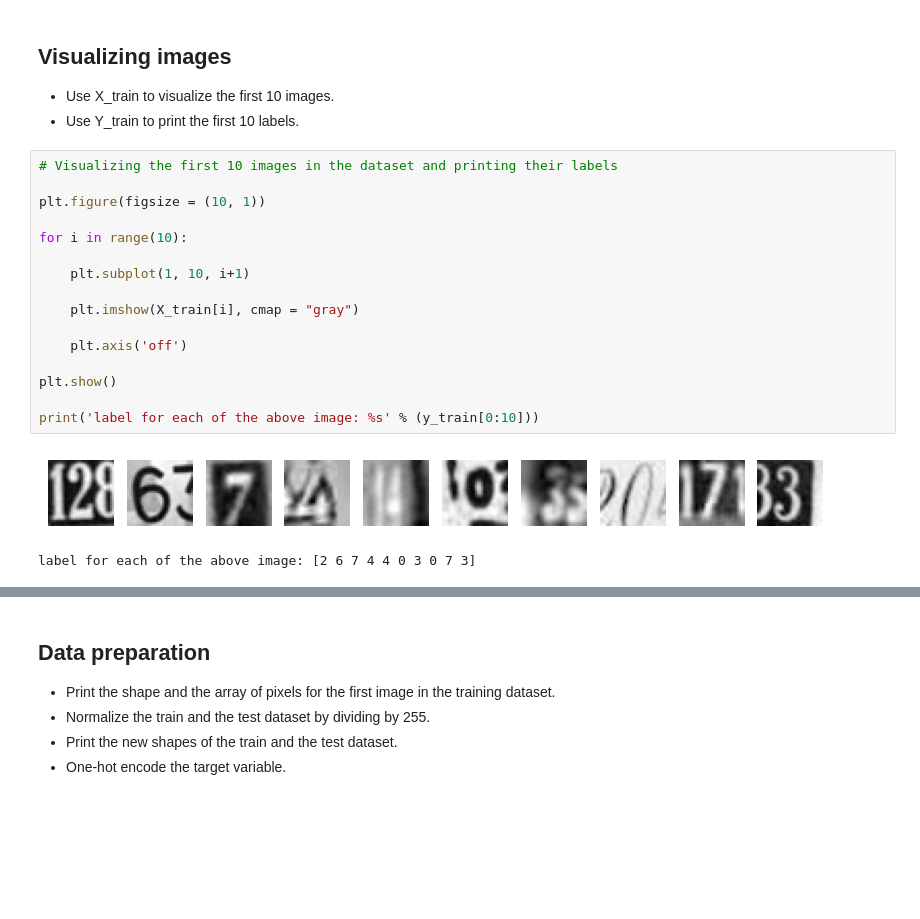
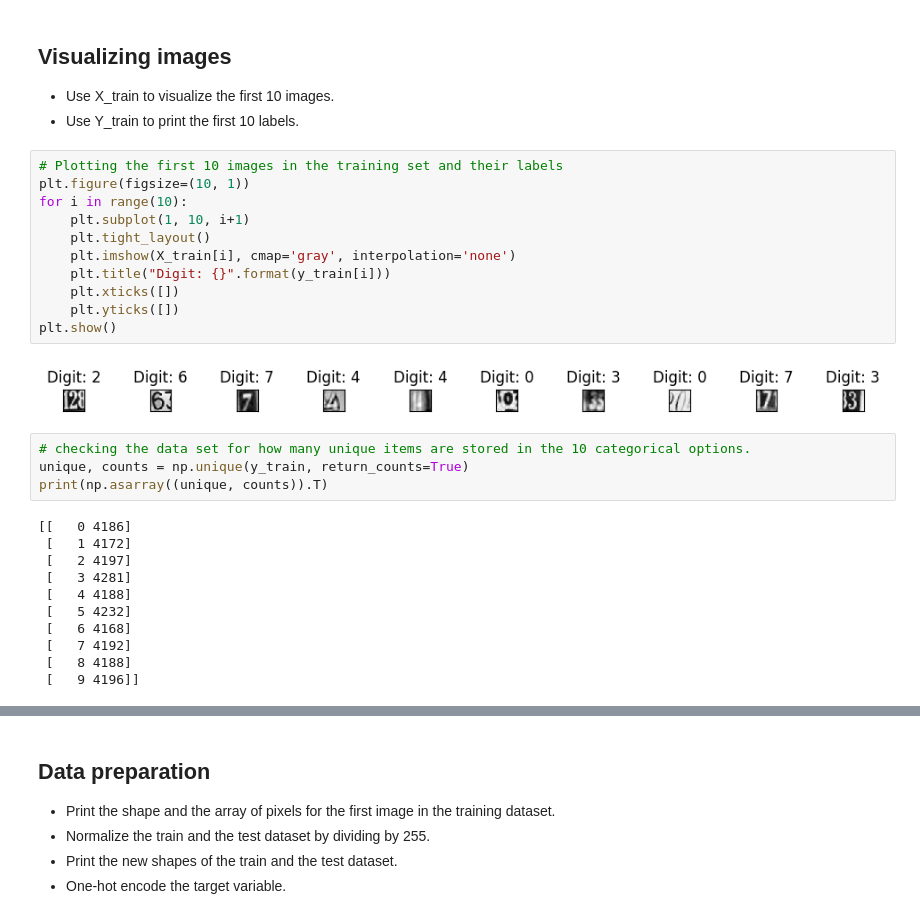
Before and after one commit to RobertSloan22/FullStackDataScienceApplication, a Jupyter notebook: CapstoneElective_digit_recognition.ipynb, the cells around one changed output, grey strips where cells are left out. Saved outputs shown, nothing was run; the diff lists cells and outputs as text; blank space fills up the shorter version.

```diff
--- a/CapstoneElective_digit_recognition.ipynb
+++ b/CapstoneElective_digit_recognition.ipynb
@@ -94,21 +125,30 @@ len(X_train), len(X_test)
 - Use X_train to visualize the first 10 images.
 - Use Y_train to print the first 10 labels.
 # %%
-# Visualizing the first 10 images in the dataset and printing their labels
-
-plt.figure(figsize = (10, 1))
-
+# Plotting the first 10 images in the training set and their labels
+plt.figure(figsize=(10, 1))
 for i in range(10):
-
     plt.subplot(1, 10, i+1)
-
-    plt.imshow(X_train[i], cmap = "gray")
-
-    plt.axis('off')
-
+    plt.tight_layout()
+    plt.imshow(X_train[i], cmap='gray', interpolation='none')
+    plt.title("Digit: {}".format(y_train[i]))
+    plt.xticks([])
+    plt.yticks([])
 plt.show()
-
-print('label for each of the above image: %s' % (y_train[0:10]))
 # %% [output]
-[figure, old version]
+[figure, new version]
-label for each of the above image: [2 6 7 4 4 0 3 0 7 3]
+# %%
+# checking the data set for how many unique items are stored in the 10 categorical options.
+unique, counts = np.unique(y_train, return_counts=True)
+print(np.asarray((unique, counts)).T)
+# %% [output]
+[[   0 4186]
+ [   1 4172]
+ [   2 4197]
+ [   3 4281]
+ [   4 4188]
+ [   5 4232]
+ [   6 4168]
+ [   7 4192]
+ [   8 4188]
+ [   9 4196]]
```
Also changed, not shown: parts of 51 cells of this notebook, 4 other files.
